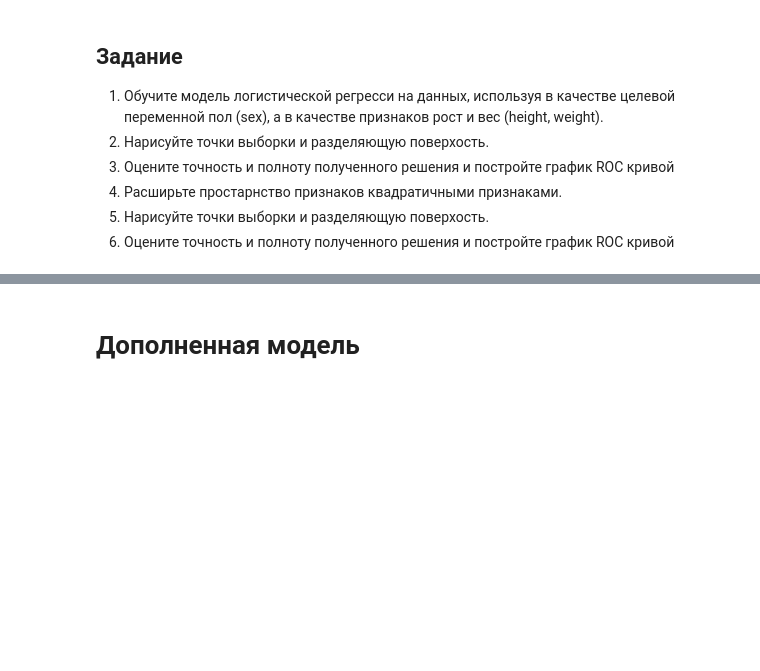
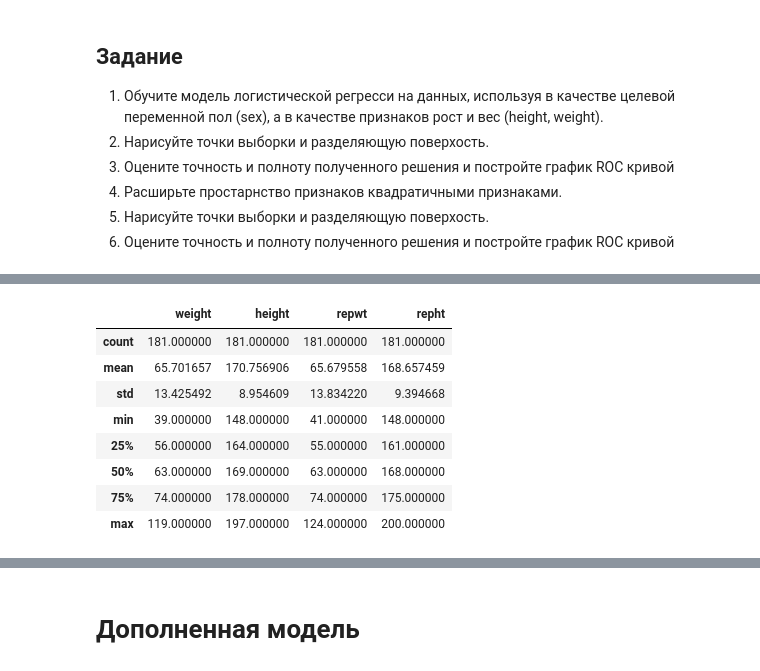
Before and after one commit to JacKira/ML_curse, a Jupyter notebook: 02_LogisticRegression.ipynb, the cells around one changed output, grey strips where cells are left out. Drawn from its saved outputs; the diff is of its cells as text; code cells hidden in the pictures; blank space fills up the shorter version.

```diff
--- a/02_LogisticRegression.ipynb
+++ b/02_LogisticRegression.ipynb
@@ -38 +59,13 @@ from sklearn.linear_model import LogisticRegression
+# %%
+dataset.describe()
+# %% [output]
+|  | weight | height | repwt | repht |
+| count | 181.000000 | 181.000000 | 181.000000 | 181.000000 |
+| mean | 65.701657 | 170.756906 | 65.679558 | 168.657459 |
+| std | 13.425492 | 8.954609 | 13.834220 | 9.394668 |
+| min | 39.000000 | 148.000000 | 41.000000 | 148.000000 |
+| 25% | 56.000000 | 164.000000 | 55.000000 | 161.000000 |
+| 50% | 63.000000 | 169.000000 | 63.000000 | 168.000000 |
+| 75% | 74.000000 | 178.000000 | 74.000000 | 175.000000 |
+| max | 119.000000 | 197.000000 | 124.000000 | 200.000000 |
 # %%
```
Also changed, not shown: parts of 16 cells of this notebook.
